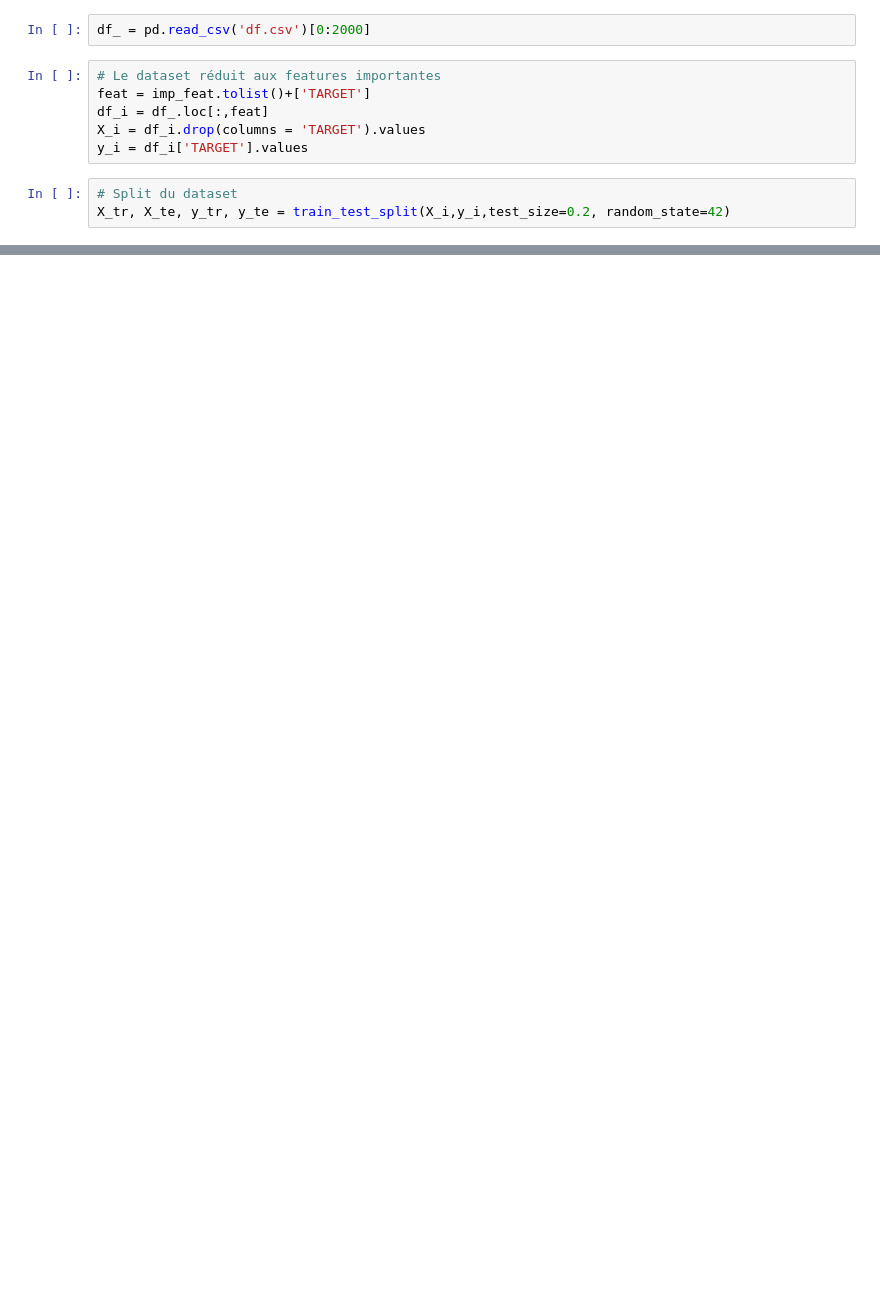
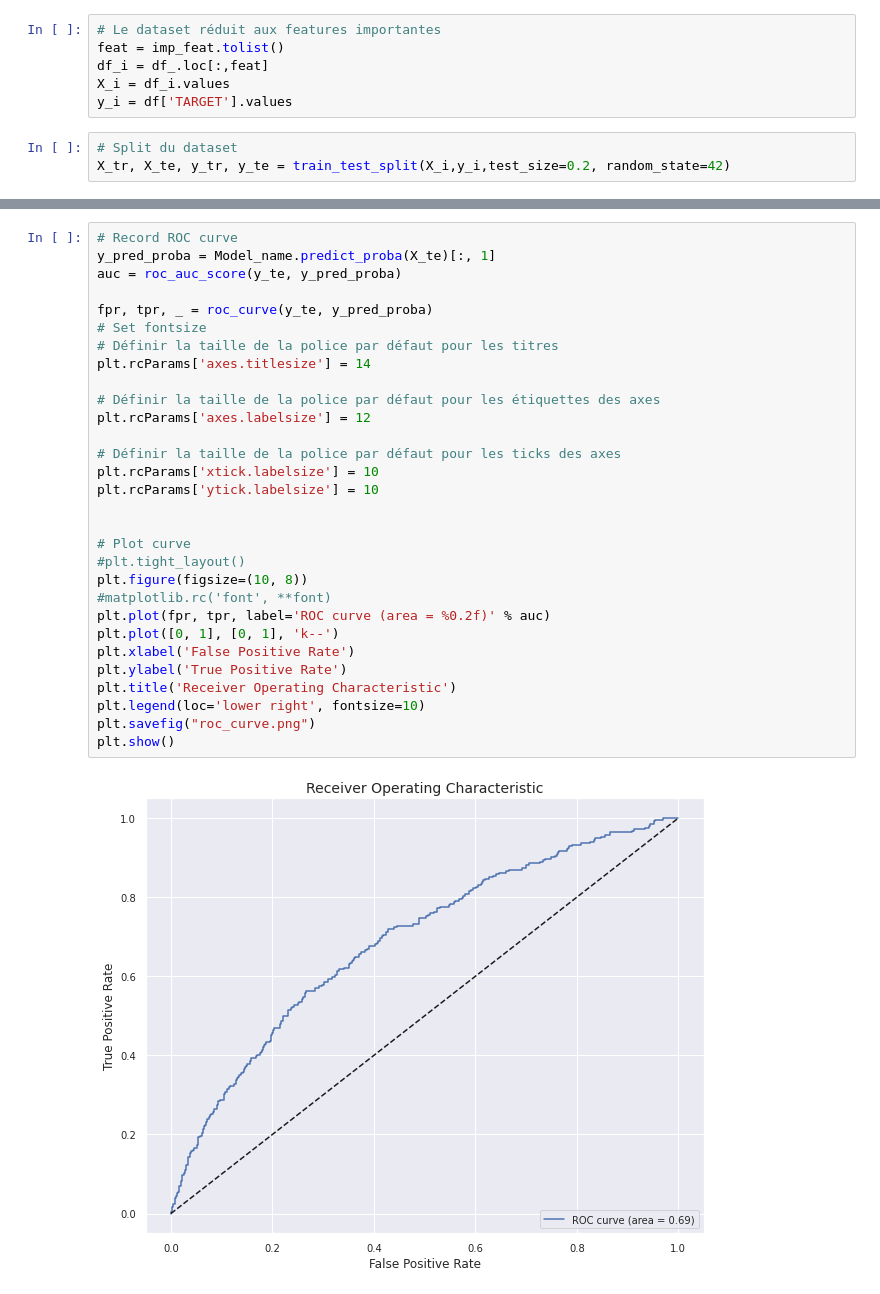
Before and after one commit to Antoine1608/OC-DS-P7, a Jupyter notebook: Naudy_Antoine_2_dossier_code_032023.ipynb, the cells around one changed output, grey strips where cells are left out. Cells and saved outputs as stored; diff of their text form; blank space fills up the shorter version.

```diff
--- a/Naudy_Antoine_2_dossier_code_032023.ipynb
+++ b/Naudy_Antoine_2_dossier_code_032023.ipynb
@@ -599,11 +862,9 @@ imp_feat
-# %%
-df_ = pd.read_csv('df.csv')[0:2000]
 # %%
 # Le dataset réduit aux features importantes
-feat = imp_feat.tolist()+['TARGET']
+feat = imp_feat.tolist()
 df_i = df_.loc[:,feat]
-X_i = df_i.drop(columns = 'TARGET').values
-y_i = df_i['TARGET'].values
+X_i = df_i.values
+y_i = df['TARGET'].values
 # %%
 # Split du dataset
 X_tr, X_te, y_tr, y_te = train_test_split(X_i,y_i,test_size=0.2, random_state=42)
@@ -735,0 +929,32 @@ ml_client.create_or_update(job)
+# %%
+# Record ROC curve
+y_pred_proba = Model_name.predict_proba(X_te)[:, 1]
+auc = roc_auc_score(y_te, y_pred_proba)
+
+fpr, tpr, _ = roc_curve(y_te, y_pred_proba)
+# Set fontsize
+# Définir la taille de la police par défaut pour les titres
+plt.rcParams['axes.titlesize'] = 14
+
+# Définir la taille de la police par défaut pour les étiquettes des axes
+plt.rcParams['axes.labelsize'] = 12
+
+# Définir la taille de la police par défaut pour les ticks des axes
+plt.rcParams['xtick.labelsize'] = 10
+plt.rcParams['ytick.labelsize'] = 10
+
+
+# Plot curve
+#plt.tight_layout()
+plt.figure(figsize=(10, 8))
+#matplotlib.rc('font', **font)
+plt.plot(fpr, tpr, label='ROC curve (area = %0.2f)' % auc)
+plt.plot([0, 1], [0, 1], 'k--')
+plt.xlabel('False Positive Rate')
+plt.ylabel('True Positive Rate')
+plt.title('Receiver Operating Characteristic')
+plt.legend(loc='lower right', fontsize=10)
+plt.savefig("roc_curve.png")
+plt.show()
+# %% [output]
+[figure, added]
```
Also changed, not shown: parts of 85 cells of this notebook, 4 other files.
